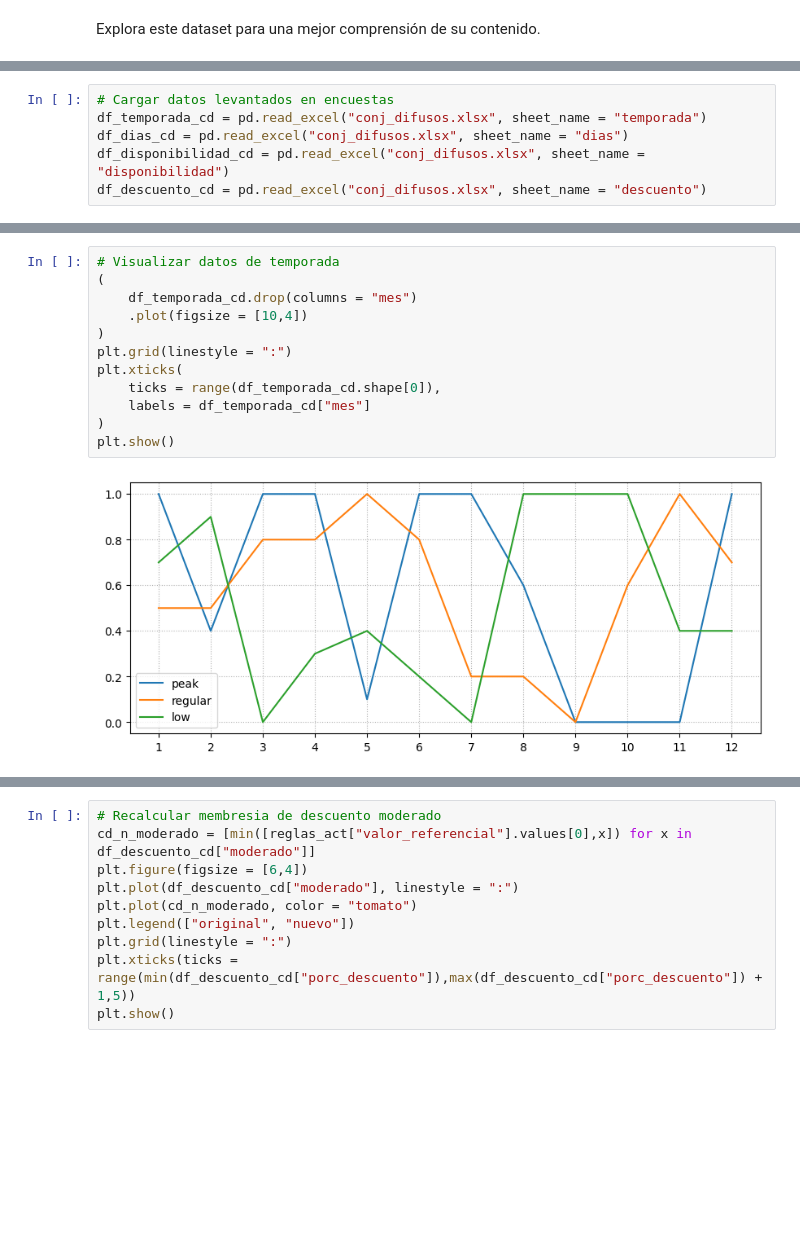
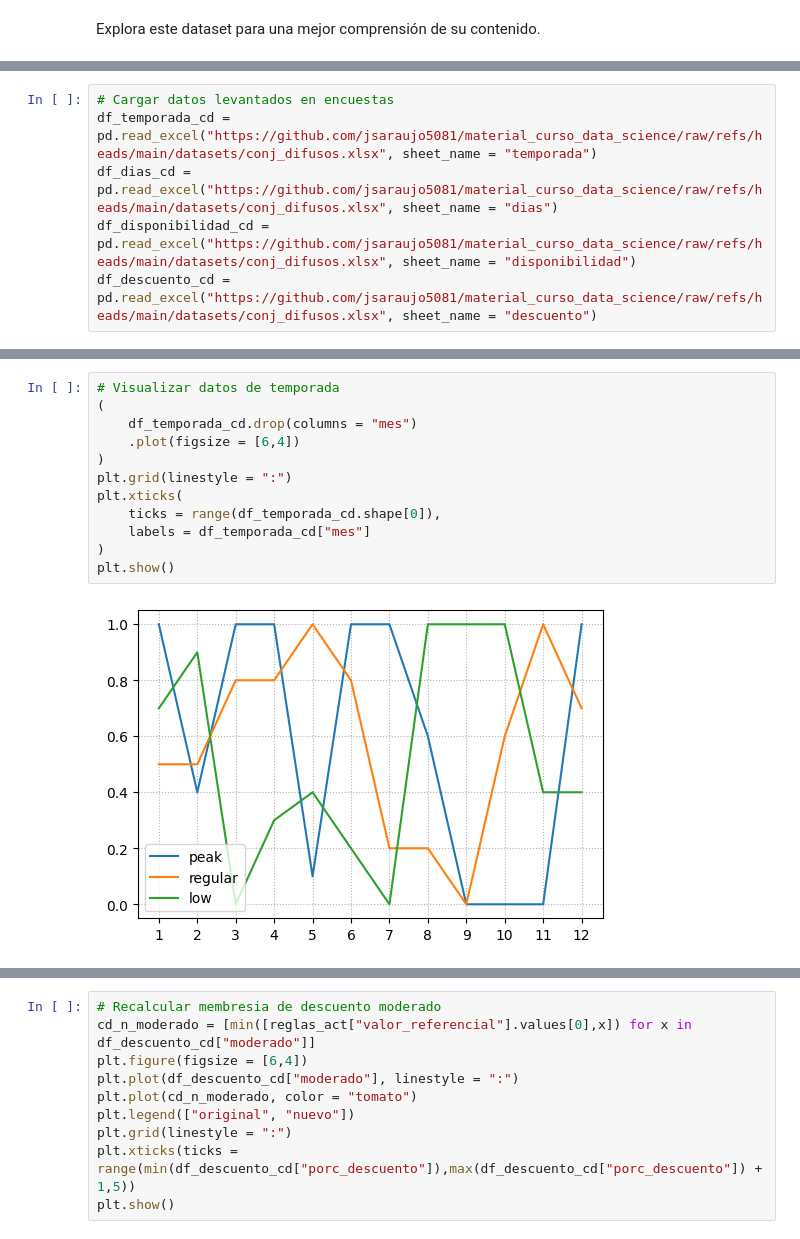
Before and after one commit to jsaraujo5081/material_curso_data_science, a Jupyter notebook: notebooks/S13_Logica_Difusa_Sesiones.ipynb, the cells around one changed output, grey strips where cells are left out. Drawn from its saved outputs; the diff is of its cells as text; blank space fills up the shorter version.

```diff
--- a/notebooks/S13_Logica_Difusa_Sesiones.ipynb
+++ b/notebooks/S13_Logica_Difusa_Sesiones.ipynb
@@ -144,8 +142,8 @@ Las respuestas obtenidas son procesadas y los resultados pueden ser vistos en el
 Carga y explora estos datos que se encuentran en las cuatro pestañas del archivo *xlsx*. Utiliza el argumento `sheet_name` para escoger cada una de las pestañas.
 # %%
 # Cargar datos levantados en encuestas
-df_temporada_cd = pd.read_excel("conj_difusos.xlsx", sheet_name = "temporada")
-df_dias_cd = pd.read_excel("conj_difusos.xlsx", sheet_name = "dias")
-df_disponibilidad_cd = pd.read_excel("conj_difusos.xlsx", sheet_name = "disponibilidad")
-df_descuento_cd = pd.read_excel("conj_difusos.xlsx", sheet_name = "descuento")
+df_temporada_cd = pd.read_excel("https://github.com/jsaraujo5081/material_curso_data_science/raw/refs/heads/main/datasets/conj_difusos.xlsx", sheet_name = "temporada")
+df_dias_cd = pd.read_excel("https://github.com/jsaraujo5081/material_curso_data_science/raw/refs/heads/main/datasets/conj_difusos.xlsx", sheet_name = "dias")
+df_disponibilidad_cd = pd.read_excel("https://github.com/jsaraujo5081/material_curso_data_science/raw/refs/heads/main/datasets/conj_difusos.xlsx", sheet_name = "disponibilidad")
+df_descuento_cd = pd.read_excel("https://github.com/jsaraujo5081/material_curso_data_science/raw/refs/heads/main/datasets/conj_difusos.xlsx", sheet_name = "descuento")
 # %%
@@ -213,14 +174,14 @@ DIAS:
 # %%
 # Visualizar datos de temporada
 (
     df_temporada_cd.drop(columns = "mes")
-    .plot(figsize = [10,4])
+    .plot(figsize = [6,4])
 )
 plt.grid(linestyle = ":")
 plt.xticks(
     ticks = range(df_temporada_cd.shape[0]),
     labels = df_temporada_cd["mes"]
 )
 plt.show()
 # %% [output]
-[figure, old version]
+[figure, new version]
```
Also changed, not shown: parts of 66 cells of this notebook, 43 other files.
